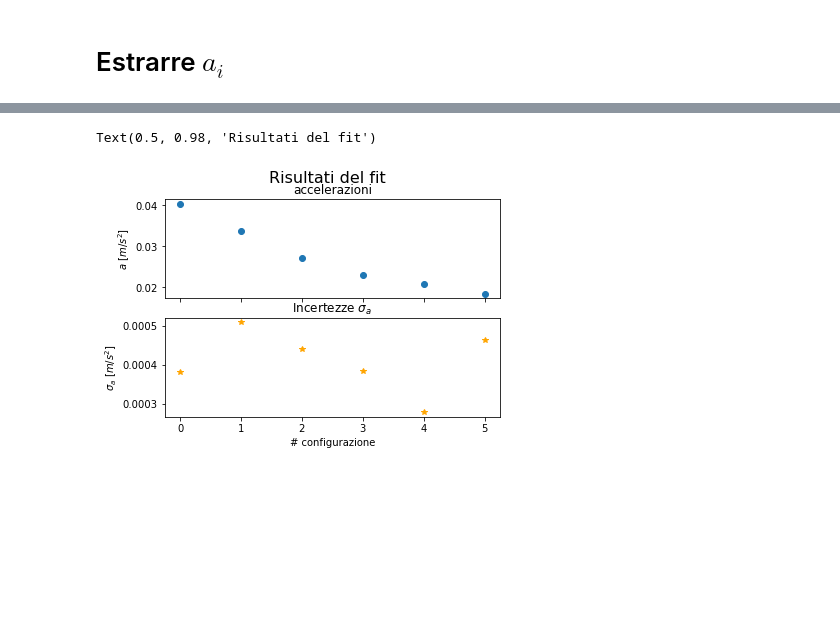
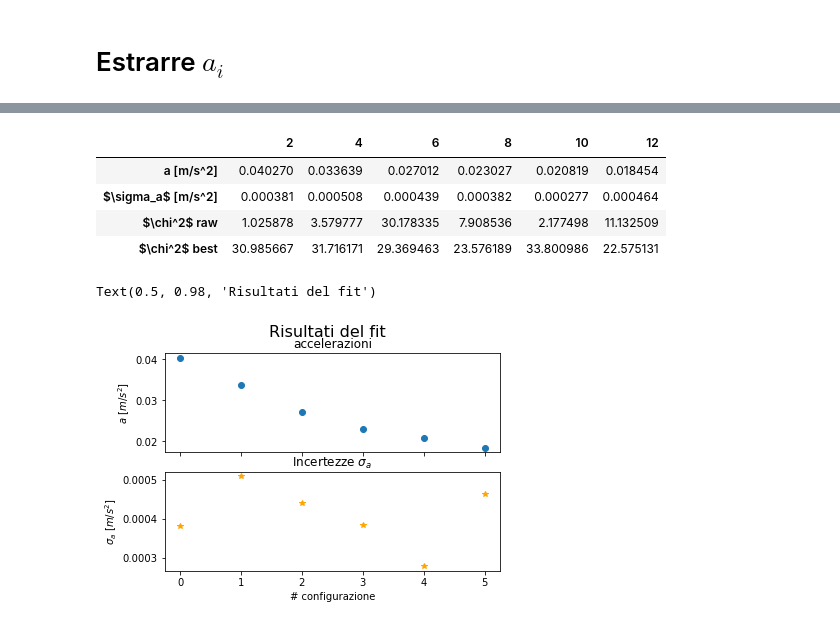
Before and after one commit to unTipicoCapodoglio/prova5, a Jupyter notebook: analisi5b.ipynb, the cells around one changed output, grey strips where cells are left out. Saved outputs shown, nothing was run; the diff lists cells and outputs as text; code cells hidden in the pictures; blank space fills up the shorter version.

```diff
--- a/analisi5b.ipynb
+++ b/analisi5b.ipynb
@@ -116,3 +99,13 @@ Array di incertezze di a: [0.00038 0.00051 0.00044 0.00038 0.00028 0.00046] [m/s
+# %%
+matrix1 = np.matrix([a, sigma_a, chi2_raw, chi2_best])
+result1 = pd.DataFrame(data=matrix1, columns=[2,4,6,8,10,12], index=['a [m/s^2]','$\sigma_a$ [m/s^2]', '$\chi^2$ raw', '$\chi^2$ best'])
+result1
+# %% [output]
+|  | 2 | 4 | 6 | 8 | 10 | 12 |
+| a [m/s^2] | 0.040270 | 0.033639 | 0.027012 | 0.023027 | 0.020819 | 0.018454 |
+| $\sigma_a$ [m/s^2] | 0.000381 | 0.000508 | 0.000439 | 0.000382 | 0.000277 | 0.000464 |
+| $\chi^2$ raw | 1.025878 | 3.579777 | 30.178335 | 7.908536 | 2.177498 | 11.132509 |
+| $\chi^2$ best | 30.985667 | 31.716171 | 29.369463 | 23.576189 | 33.800986 | 22.575131 |
 # %%
 fig3, ax3 = plt.subplots(2, sharex = True)
 ax3[0].plot(a, 'o')
```
Also changed, not shown: parts of 5 cells of this notebook.
